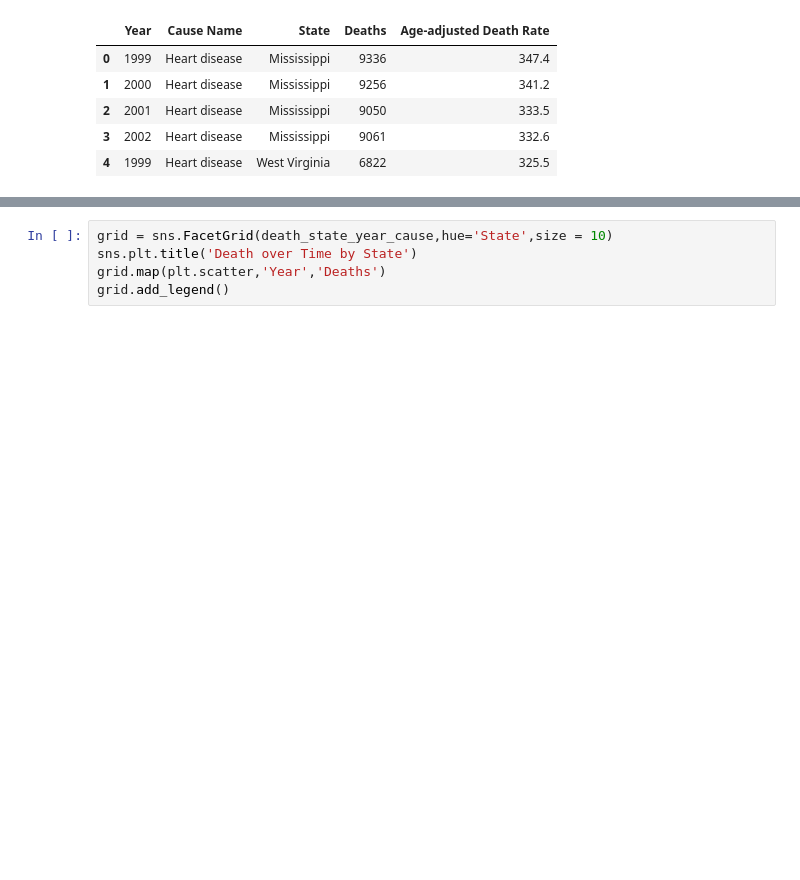
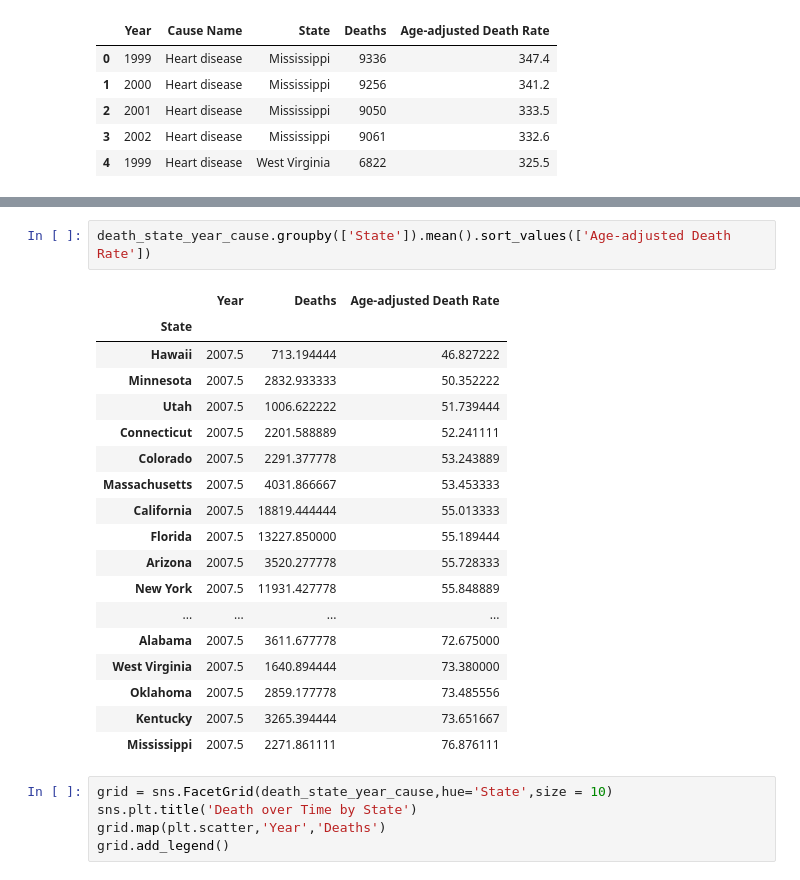
Before and after one commit to lanceeeaton/Leading_Causes_of_Death, a Jupyter notebook: Leading_Causes_of_Death.ipynb, the cells around one changed output, grey strips where cells are left out. Drawn from its saved outputs; the diff is of its cells as text; blank space fills up the shorter version.

```diff
--- a/Leading_Causes_of_Death.ipynb
+++ b/Leading_Causes_of_Death.ipynb
@@ -22,3 +85,24 @@ death_state_year_cause.head()
+# %%
+death_state_year_cause.groupby(['State']).mean().sort_values(['Age-adjusted Death Rate'])
+# %% [output]
+|  | Year | Deaths | Age-adjusted Death Rate |
+| State |  |  |  |
+| Hawaii | 2007.5 | 713.194444 | 46.827222 |
+| Minnesota | 2007.5 | 2832.933333 | 50.352222 |
+| Utah | 2007.5 | 1006.622222 | 51.739444 |
+| Connecticut | 2007.5 | 2201.588889 | 52.241111 |
+| Colorado | 2007.5 | 2291.377778 | 53.243889 |
+| Massachusetts | 2007.5 | 4031.866667 | 53.453333 |
+| California | 2007.5 | 18819.444444 | 55.013333 |
+| Florida | 2007.5 | 13227.850000 | 55.189444 |
+| Arizona | 2007.5 | 3520.277778 | 55.728333 |
+| New York | 2007.5 | 11931.427778 | 55.848889 |
+| ... | ... | ... | ... |
+| Alabama | 2007.5 | 3611.677778 | 72.675000 |
+| West Virginia | 2007.5 | 1640.894444 | 73.380000 |
+| Oklahoma | 2007.5 | 2859.177778 | 73.485556 |
+| Kentucky | 2007.5 | 3265.394444 | 73.651667 |
+| Mississippi | 2007.5 | 2271.861111 | 76.876111 |
 # %%
 grid = sns.FacetGrid(death_state_year_cause,hue='State',size = 10)
 sns.plt.title('Death over Time by State')
```
Also changed, not shown: parts of 6 cells of this notebook.
